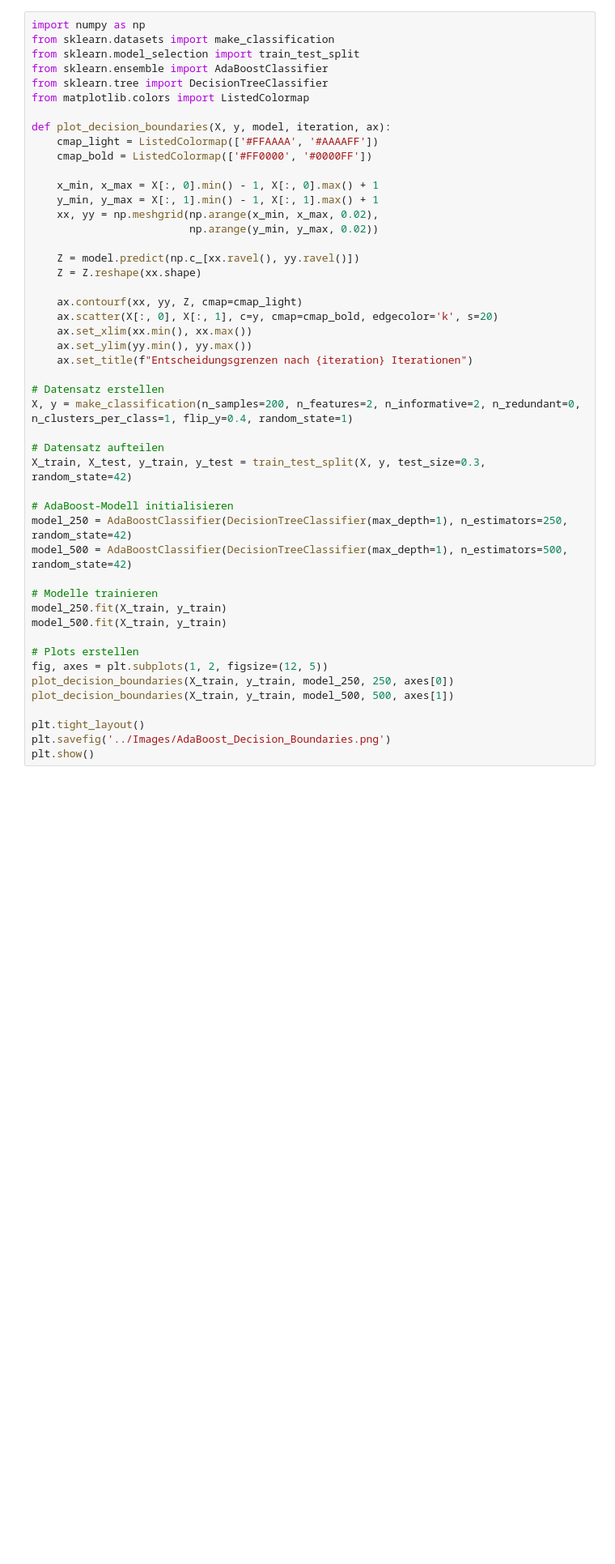
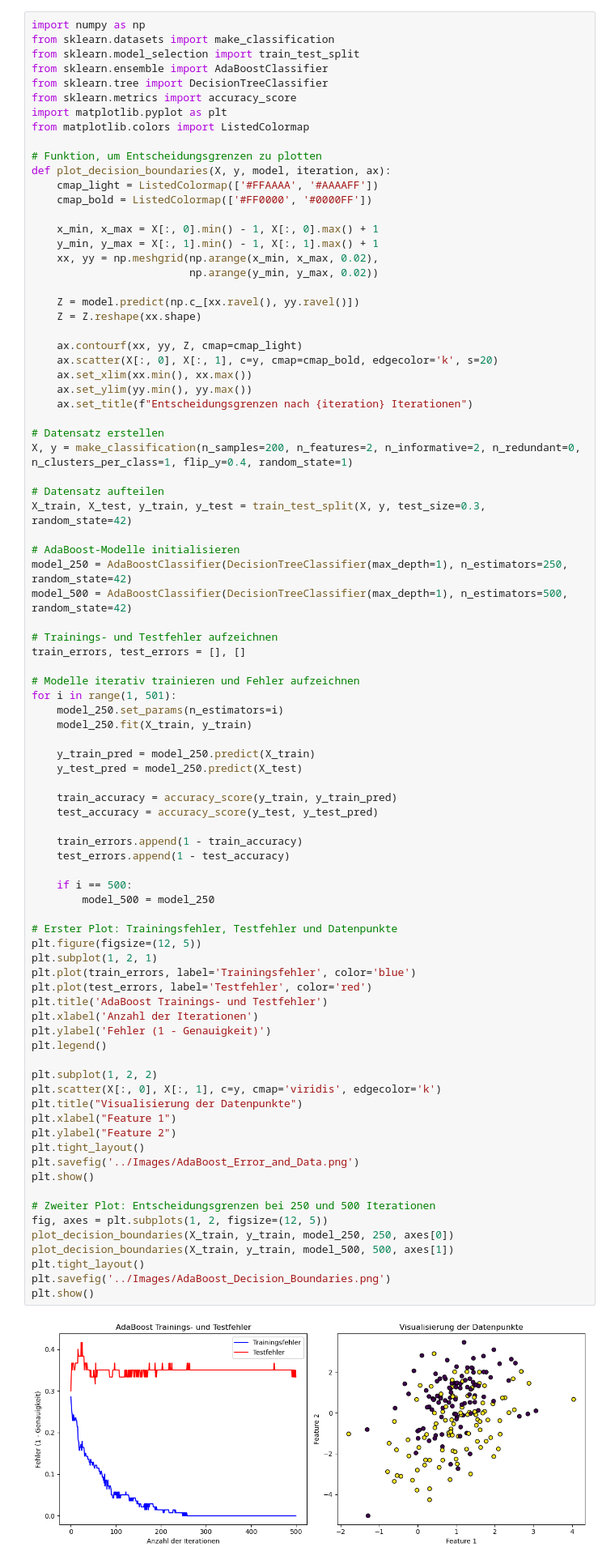
Before and after one commit to CodeLtDave/Boosting-Algorithms-ML-Seminararbeit, a Jupyter notebook: python-env/ToleranceOverfittingAdaBoost.ipynb, the cells around one changed output. Shown at 81% size. Cells and saved outputs as stored; diff of their text form; blank space fills up the shorter version.

```diff
--- a/python-env/ToleranceOverfittingAdaBoost.ipynb
+++ b/python-env/ToleranceOverfittingAdaBoost.ipynb
@@ -115,8 +115,11 @@ from sklearn.datasets import make_classification
 from sklearn.model_selection import train_test_split
 from sklearn.ensemble import AdaBoostClassifier
 from sklearn.tree import DecisionTreeClassifier
+from sklearn.metrics import accuracy_score
+import matplotlib.pyplot as plt
 from matplotlib.colors import ListedColormap
 
+# Funktion, um Entscheidungsgrenzen zu plotten
 def plot_decision_boundaries(X, y, model, iteration, ax):
     cmap_light = ListedColormap(['#FFAAAA', '#AAAAFF'])
     cmap_bold = ListedColormap(['#FF0000', '#0000FF'])
@@ -124,36 +127,72 @@ def plot_decision_boundaries(X, y, model, iteration, ax):
     x_min, x_max = X[:, 0].min() - 1, X[:, 0].max() + 1
     y_min, y_max = X[:, 1].min() - 1, X[:, 1].max() + 1
     xx, yy = np.meshgrid(np.arange(x_min, x_max, 0.02),
                          np.arange(y_min, y_max, 0.02))
 
     Z = model.predict(np.c_[xx.ravel(), yy.ravel()])
     Z = Z.reshape(xx.shape)
 
     ax.contourf(xx, yy, Z, cmap=cmap_light)
     ax.scatter(X[:, 0], X[:, 1], c=y, cmap=cmap_bold, edgecolor='k', s=20)
     ax.set_xlim(xx.min(), xx.max())
     ax.set_ylim(yy.min(), yy.max())
     ax.set_title(f"Entscheidungsgrenzen nach {iteration} Iterationen")
 
 # Datensatz erstellen
 X, y = make_classification(n_samples=200, n_features=2, n_informative=2, n_redundant=0, n_clusters_per_class=1, flip_y=0.4, random_state=1)
 
 # Datensatz aufteilen
 X_train, X_test, y_train, y_test = train_test_split(X, y, test_size=0.3, random_state=42)
 
-# AdaBoost-Modell initialisieren
+# AdaBoost-Modelle initialisieren
 model_250 = AdaBoostClassifier(DecisionTreeClassifier(max_depth=1), n_estimators=250, random_state=42)
 model_500 = AdaBoostClassifier(DecisionTreeClassifier(max_depth=1), n_estimators=500, random_state=42)
 
-# Modelle trainieren
-model_250.fit(X_train, y_train)
-model_500.fit(X_train, y_train)
+# Trainings- und Testfehler aufzeichnen
+train_errors, test_errors = [], []
 
-# Plots erstellen
+# Modelle iterativ trainieren und Fehler aufzeichnen
+for i in range(1, 501):
+    model_250.set_params(n_estimators=i)
+    model_250.fit(X_train, y_train)
+
+    y_train_pred = model_250.predict(X_train)
+    y_test_pred = model_250.predict(X_test)
+
+    train_accuracy = accuracy_score(y_train, y_train_pred)
+    test_accuracy = accuracy_score(y_test, y_test_pred)
+
+    train_errors.append(1 - train_accuracy)
+    test_errors.append(1 - test_accuracy)
+
+    if i == 500:
+        model_500 = model_250
+
+# Erster Plot: Trainingsfehler, Testfehler und Datenpunkte
+plt.figure(figsize=(12, 5))
+plt.subplot(1, 2, 1)
+plt.plot(train_errors, label='Trainingsfehler', color='blue')
+plt.plot(test_errors, label='Testfehler', color='red')
+plt.title('AdaBoost Trainings- und Testfehler')
+plt.xlabel('Anzahl der Iterationen')
+plt.ylabel('Fehler (1 - Genauigkeit)')
+plt.legend()
+
+plt.subplot(1, 2, 2)
+plt.scatter(X[:, 0], X[:, 1], c=y, cmap='viridis', edgecolor='k')
+plt.title("Visualisierung der Datenpunkte")
+plt.xlabel("Feature 1")
+plt.ylabel("Feature 2")
+plt.tight_layout()
+plt.savefig('../Images/AdaBoost_Error_and_Data.png')
+plt.show()
+
+# Zweiter Plot: Entscheidungsgrenzen bei 250 und 500 Iterationen
 fig, axes = plt.subplots(1, 2, figsize=(12, 5))
 plot_decision_boundaries(X_train, y_train, model_250, 250, axes[0])
 plot_decision_boundaries(X_train, y_train, model_500, 500, axes[1])
-
 plt.tight_layout()
 plt.savefig('../Images/AdaBoost_Decision_Boundaries.png')
 plt.show()
+# %% [output]
+[figure, added]
```
Also changed, not shown: parts of 1 cell of this notebook, 4 other files.
